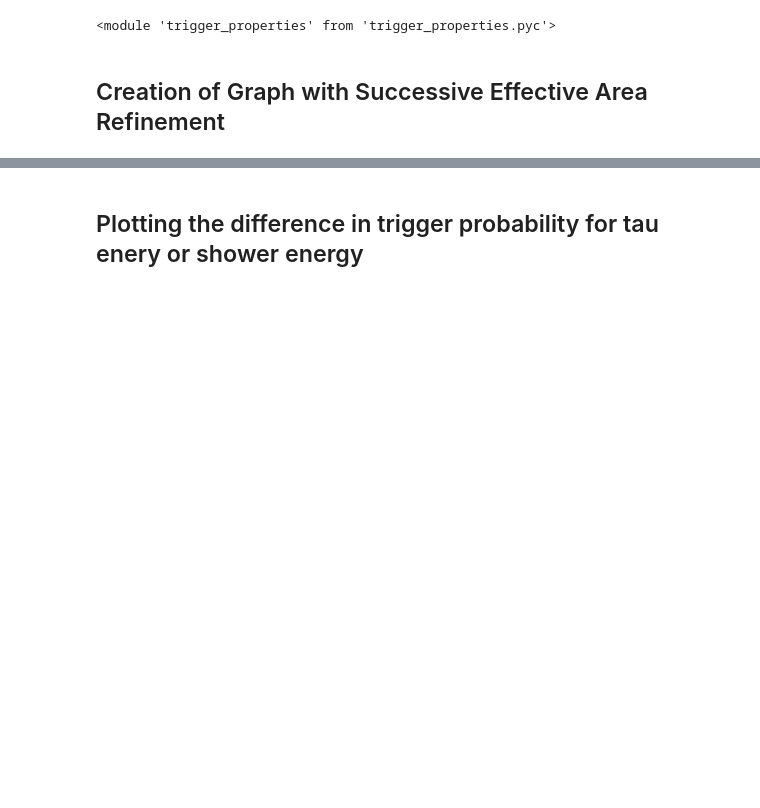
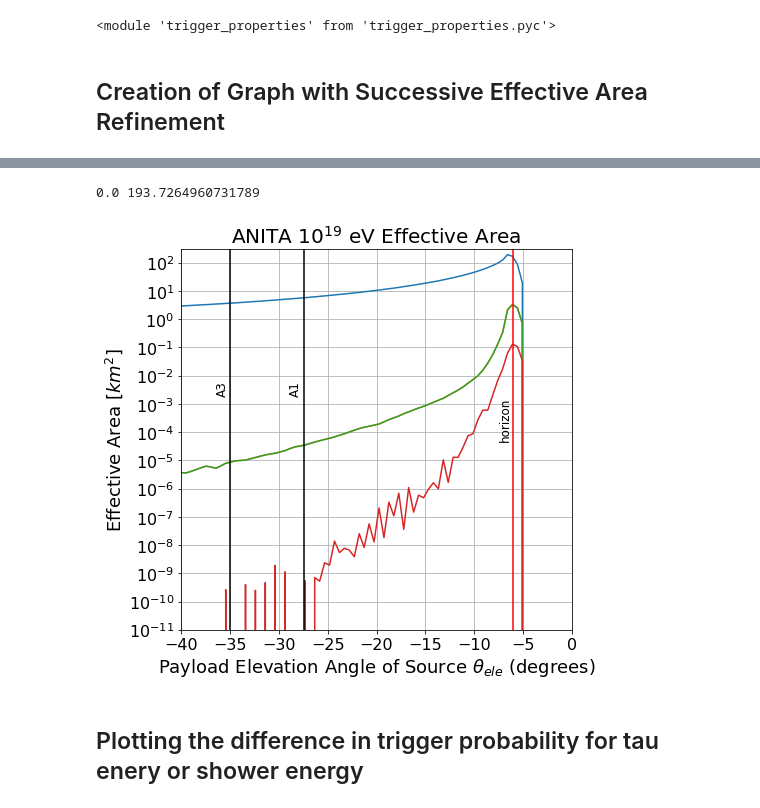
Before and after one commit to afromero/tau_point_source_sim, a Jupyter notebook: geometry_taudecay_viewangle_TEST.ipynb, the cells around one changed output, grey strips where cells are left out. Saved outputs shown, nothing was run; the diff lists cells and outputs as text; code cells hidden in the pictures; blank space fills up the shorter version.

```diff
--- a/geometry_taudecay_viewangle_TEST.ipynb
+++ b/geometry_taudecay_viewangle_TEST.ipynb
@@ -24,8 +24,8 @@ h = 35.5 #km
 R = 6356. # km
 ice =4
 theta_view = radians(1) #degrees
-N=10000000 # number of samples 1000000
-E_nu = 18 #log energy in eV of incident neutrino
+N=50000000 # number of samples 1000000
+E_nu = 19 #log energy in eV of incident neutrino
 E_cut = 14
 f_lo = 180
 f_high = 1200
@@ -107,46 +118,47 @@ x_full = x2 #np.concatenate((x1,x2))
 ax.plot(x_full, A_g)
 ax.plot(x_full, A_exit)
 ax.plot(x_full, A_exit_decay)
-#ax.plot(x_full, A_exit_energy_decay)
 ax.plot(x_full, A_rf)
 
 #plt.fill_between(x2, sky_maps[0],sky_maps[1],color='tab:gray')
 horizon = degrees(np.arcsin(R / (R+h)))-90
 plt.xlim(-40,0)
 plt.ylim(10**-11,3*10**2)
-legend = ax.legend([r'$\langle A \rangle_g$',
-                    r'$\langle A \rangle_g \cdot P_{exit}$',
-                    r'$\langle A \rangle_g \cdot P_{exit} \cdot P_{decay}$',
-                   #r'$\langle A \rangle_g \cdot P_{exit}\cdot P_{decay} \cdot P_{shower} $',
-                   r'$\langle A \rangle_g \cdot P_{exit} \cdot P_{decay} \cdot P_{trigger} $'],
-                   fontsize=14, bbox_to_anchor=(0.8, -0.15)) #
-plt.setp(legend.get_title(),fontsize='x-large')
+# legend = ax.legend([r'$\langle A \rangle_g$',
+#                     r'$\langle A \rangle_g \cdot P_{exit}$',
+#                     r'$\langle A \rangle_g \cdot P_{exit} \cdot P_{decay}$',
+#                    r'$\langle A \rangle_g \cdot P_{exit} \cdot P_{decay} \cdot P_{trigger} $'],
+#                    fontsize=14, bbox_to_anchor=(0.8, -0.15)) #
+# plt.setp(legend.get_title(),fontsize='x-large')
 
 plt.xlabel("Payload Elevation Angle of Source "+r'$\theta_{ele}$'+" (degrees)", fontsize=18)
-plt.ylabel(r'$[km^2]$', fontsize=18)
-plt.title("ANITA "+r'$10^{18}$'+" eV Effective Area", fontsize=20)
+plt.ylabel("Effective Area " +r'$[km^2]$', fontsize=18)
+plt.title("ANITA "+r'$10^{19}$'+" eV Effective Area", fontsize=20)
 
 
-plt.text(-7.5,8*10**-8,'horizon',rotation=90,fontsize=12)
-plt.text(-29,3*10**-7,'A1',rotation=90,fontsize=12)
-plt.text(-36.5,3*10**-7,'A3',rotation=90,fontsize=12)
+plt.text(-7.5,8*10**-4,'horizon',rotation=90,fontsize=12)
+plt.text(-29,3*10**-3,'A1',rotation=90,fontsize=12)
+plt.text(-36.5,3*10**-3,'A3',rotation=90,fontsize=12)
 horizon = degrees(np.arcsin(R / (R+h)))-90
 A1 = -27.4
 A3 = -35
 plt.axvline(x=horizon,color='r')
 plt.axvline(x=A1,color='k')
 plt.axvline(x=A3,color='k')
 
 ax.tick_params(axis = 'both', which = 'major', labelsize = 16)
 
 y_min =min(A_g)
 y_max = max(A_g)
 print y_min, y_max
 y_ticks = [10**x for x in range(int(round(math.log10(10**-11))),int(round(math.log10(y_max)))+1)]
 plt.yticks(y_ticks)
 ax.grid(True,which='both')
 #plt.semilogy()
 plt.show()
+# %% [output]
+0.0 193.7264960731789
+[figure, added]
 # %% [markdown]
 ## Plotting the difference in trigger probability for tau enery or shower energy
 # %%
```
Also changed, not shown: parts of 3 cells of this notebook, 2 other files.
